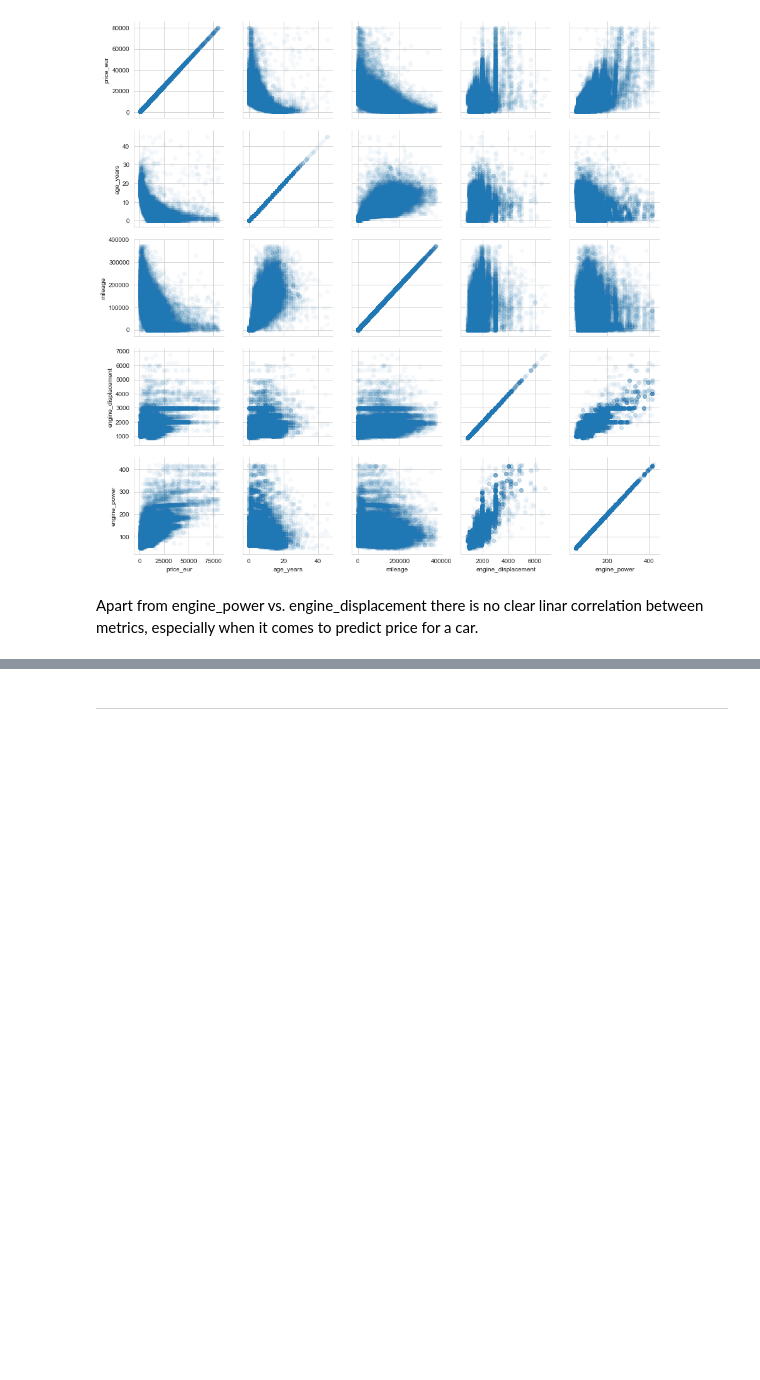
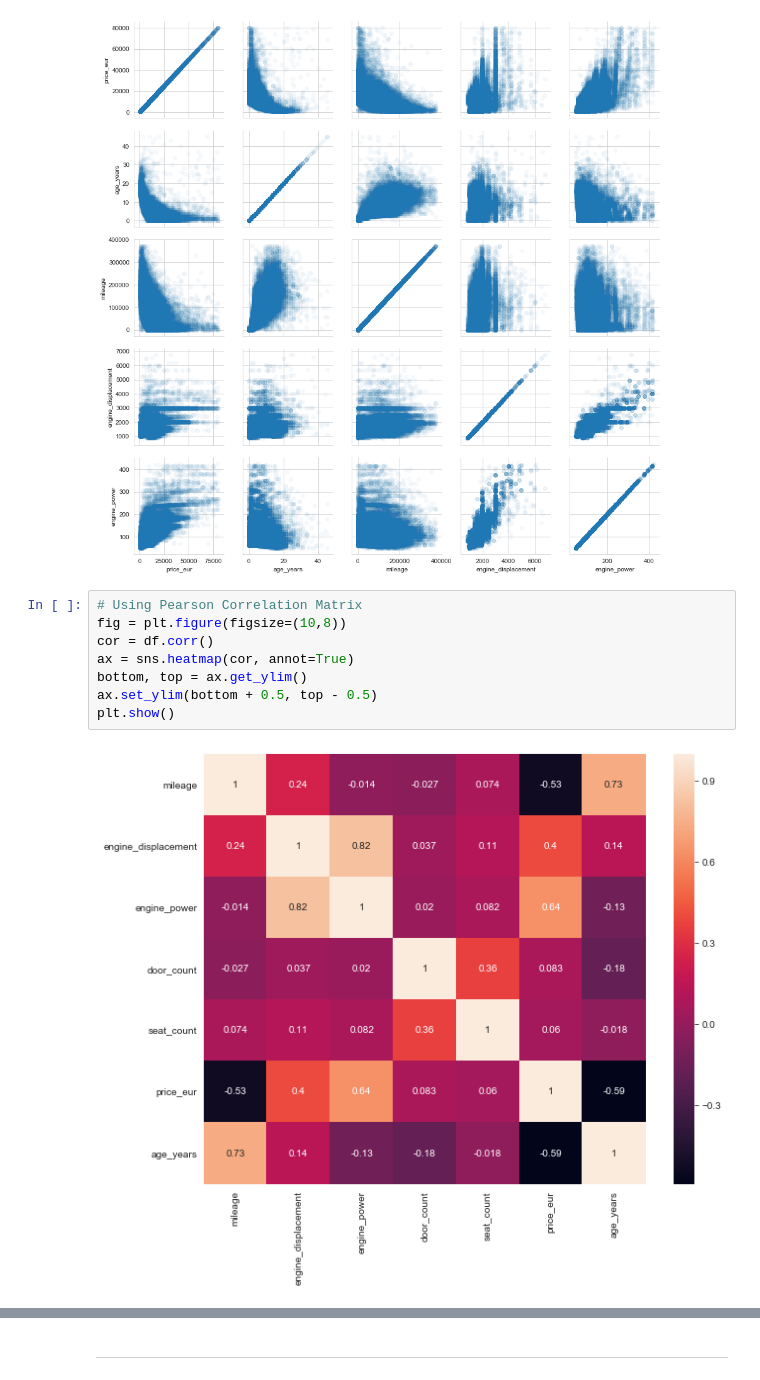
Before and after one commit to michalpiotrowicz/Bootcamp_project, a Jupyter notebook: My_Bootcamp_Project.ipynb, the cells around one changed output, grey strips where cells are left out. Cells and saved outputs as stored; diff of their text form; blank space fills up the shorter version.

```diff
--- a/My_Bootcamp_Project.ipynb
+++ b/My_Bootcamp_Project.ipynb
@@ -372,5 +374,13 @@ graph.map(plt.scatter, alpha=0.03)
 plt.show()
 # %% [output]
 [figure]
-# %% [markdown]
-Apart from engine_power vs. engine_displacement there is no clear linar correlation between metrics, especially when it comes to predict price for a car.
+# %%
+# Using Pearson Correlation Matrix
+fig = plt.figure(figsize=(10,8))
+cor = df.corr()
+ax = sns.heatmap(cor, annot=True)
+bottom, top = ax.get_ylim()
+ax.set_ylim(bottom + 0.5, top - 0.5)
+plt.show()
+# %% [output]
+[figure, added]
```
Also changed, not shown: parts of 52 cells of this notebook.
